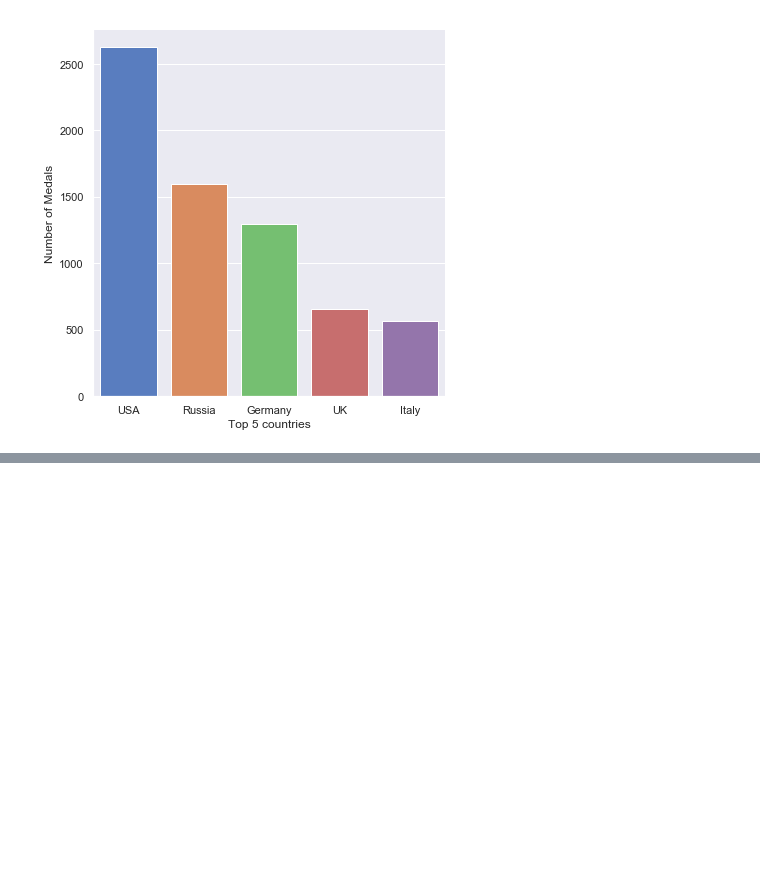
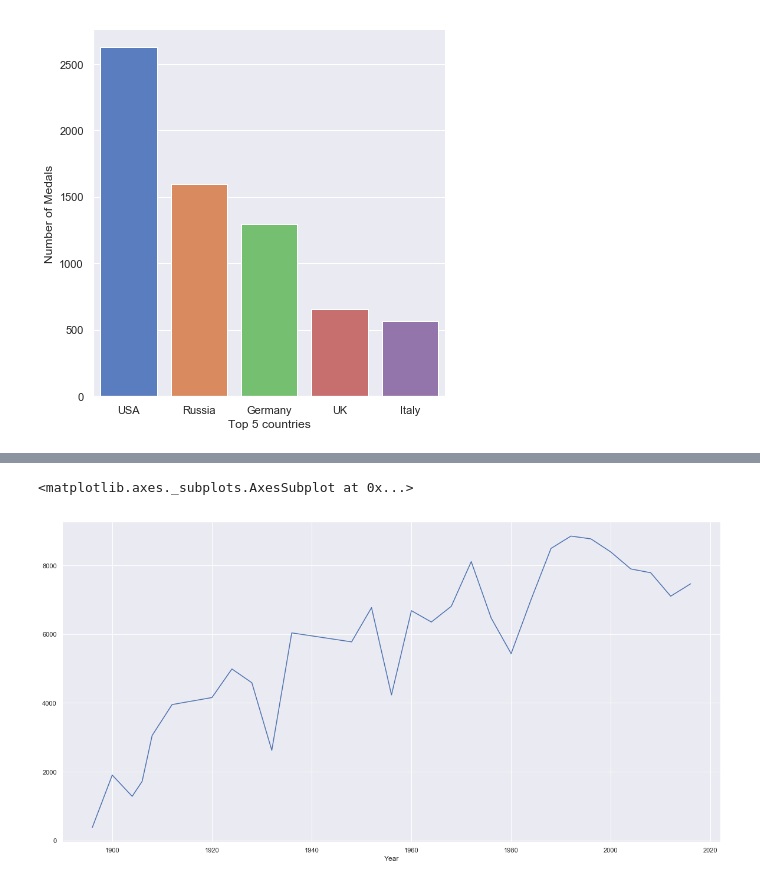
Before and after one commit to searobbersduck/DataAnalysis, a Jupyter notebook: olympics_try/exercise_try.ipynb, the cells around one changed output, grey strips where cells are left out. Cells and saved outputs as stored; diff of their text form; code cells hidden in the pictures; blank space fills up the shorter version.

```diff
--- a/olympics_try/exercise_try.ipynb
+++ b/olympics_try/exercise_try.ipynb
@@ -237,0 +358,3 @@ basketballGoldUSA.head(15)
+# %%
+MenOverTime = merged[(merged.Sex == 'M') & (merged.Season == 'Summer')]
+WomenOverTime = merged[(merged.Sex == 'F') & (merged.Season == 'Summer')]
@@ -237,0 +370,8 @@ basketballGoldUSA.head(15)
+# %%
+part = MenOverTime.groupby(['Year'])['Sex'].value_counts()
+part
+plt.figure(figsize=(20,10))
+part[:, 'M'].plot()
+# %% [output]
+<matplotlib.axes._subplots.AxesSubplot at 0x...>
+[figure, added]
```
Also changed, not shown: parts of 31 cells of this notebook, 1 other file.
